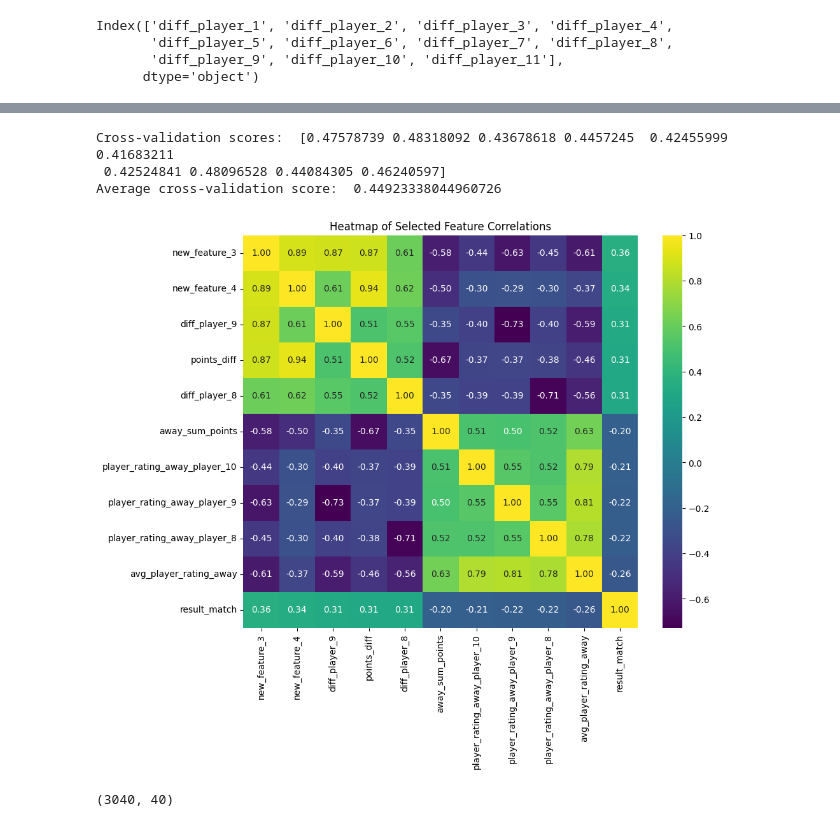
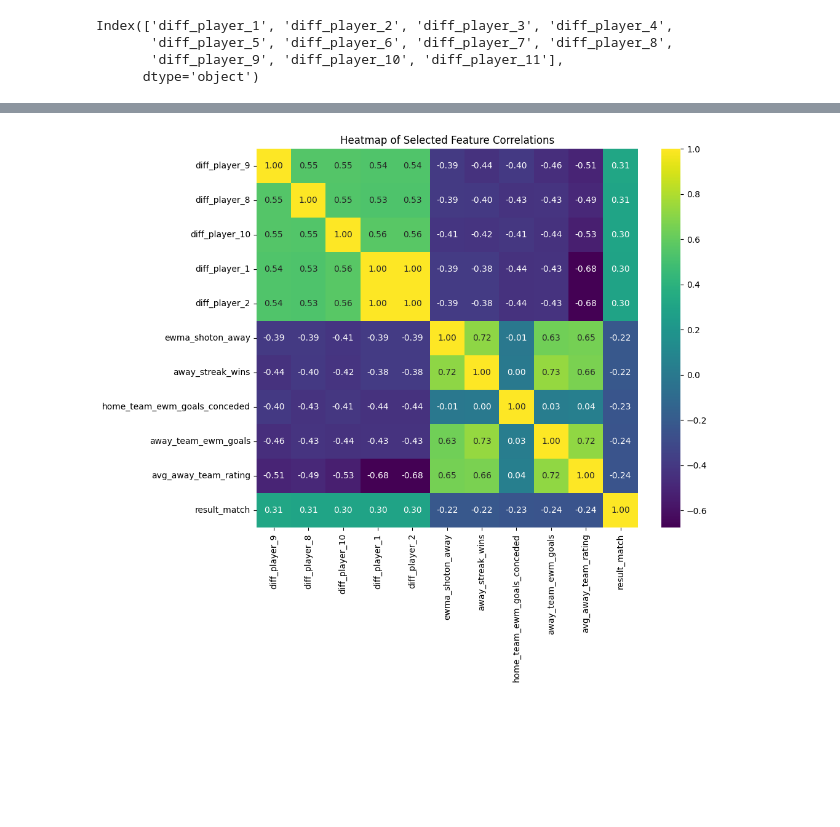
Before and after one commit to kamil0920/aws_football, a Jupyter notebook: pipelines/feature_engnering.ipynb, the cells around one changed output, grey strips where cells are left out. Saved outputs shown, nothing was run; the diff lists cells and outputs as text; code cells hidden in the pictures; blank space fills up the shorter version.

```diff
--- a/pipelines/feature_engnering.ipynb
+++ b/pipelines/feature_engnering.ipynb
@@ -19,0 +39,3 @@ df_new = pd.read_csv('../data/transform/transformed_data.csv')
+# %%
+cols_to_remove = ['date', 'home_team_goal', 'away_team_goal', 'result_match', 'away_possession', 'home_possession', 'home_shoton', 'away_shoton']
+df[['season']] = df[['season']].astype('category')
@@ -20,6 +61,6 @@ df_new = pd.read_csv('../data/transform/transformed_data.csv')
 # %%
-cr = ['match_api_id', 'season', 'stage']
-df_numerical = df_new.drop(cr, axis=1)
+cols_to_remove = ['match_api_id', 'stage']
+df_numerical = df.select_dtypes(exclude='category').drop(cols_to_remove, axis=1)
 df_numerical.to_csv('../data/transform/df_numerical.csv')
 df_numerical.info()
 # %% [output]
@@ -95,7 +138,0 @@ accuracy_full
-# %%
-# Feature engineering: Aggregated player ratings for home and away teams
-player_rating_columns_home = [col for col in X.columns if 'home_player' in col]
-player_rating_columns_away = [col for col in X.columns if 'away_player' in col]
-
-df_numerical['avg_player_rating_home'] = X[player_rating_columns_home].mean(axis=1)
-df_numerical['avg_player_rating_away'] = X[player_rating_columns_away].mean(axis=1)
@@ -180,10 +237,6 @@ stat_columns = {
     'goals': {
         'home': 'home_team_goal',
         'away': 'away_team_goal'
-    },
-    'possession': {
-        'home': 'home_possession',
-        'away': 'away_possession'
     },
     'shots_on': {
         'home': 'home_shoton',
@@ -207,10 +260,10 @@ for window_size in window_sizes:
     y = df_with_rolling['result_match']
 
     # Define your model
-    model = XGBClassifier(random_state=42)  # Use your actual model here
+    model = XGBClassifier(random_state=42)
 
     # Perform cross-validation
-    scores = cross_val_score(model, X, y, cv=2, scoring='accuracy')  # Change scoring method as needed
+    scores = cross_val_score(model, X, y, cv=2, scoring='accuracy')
 
     # Calculate the mean score
     mean_score = scores.mean()
@@ -247,26 +322,3 @@ df_with_rolling.info()
-# %%
-# Splitting the original dataset
-X = df.drop('result_match', axis=1)
-y = df['result_match']
-X_train_full, X_test_full, y_train, y_test = train_test_split(X, y, test_size=0.1, random_state=42)
-
-from sklearn.model_selection import cross_val_score
-
-# Initialize the XGBClassifier
-xgb_full = XGBClassifier(random_state=42)
-
-# Cross-validation
-cv_scores = cross_val_score(xgb_full, X_train_full, y_train, cv=10, scoring='f1_weighted')
-
-# Print the cross-validation scores
-print("Cross-validation scores: ", cv_scores)
-
-# Print the average cross-validation score
-print("Average cross-validation score: ", cv_scores.mean())
-# %% [output]
-Cross-validation scores:  [0.47578739 0.48318092 0.43678618 0.4457245  0.42455999 0.41683211
- 0.42524841 0.48096528 0.44084305 0.46240597]
-Average cross-validation score:  0.44923338044960726
 # %%
 # Positive correlations are shown by bars extending above the horizontal line (y=0),
 # indicating that an increase in these features is associated with higher values of 'result_match'.
@@ -275,30 +327,26 @@ Average cross-validation score:  0.44923338044960726
 # suggest that an increase in these features is associated with lower values of 'result_match'.
 # %%
 # Calculate the Pearson correlation matrix
-correlation_matrix = df.corr()
+correlation_matrix = df_with_rolling.corr()
 
 # Extract the correlations with the target variable 'result_match'
 correlations_with_target = correlation_matrix['result_match'].sort_values(ascending=False)
 
 correlations_with_target
 
 # Select the top 5 positively correlated and top 5 negatively correlated features (excluding the target itself)
 top_positive_correlated_features = correlations_with_target.index[1:6].tolist()
 top_negative_correlated_features = correlations_with_target.index[-5:].tolist()
 selected_features = top_positive_correlated_features + top_negative_correlated_features
 
 # Create a new dataframe with the selected features and the target variable
-selected_data = df[selected_features + ['result_match']]
+selected_data = df_with_rolling[selected_features + ['result_match']]
 
 # Create a heatmap for the selected features
 plt.figure(figsize=(10, 8))
 sns.heatmap(selected_data.corr(), annot=True, fmt=".2f", cmap='viridis')
 plt.title('Heatmap of Selected Feature Correlations')
 plt.show()
 # %% [output]
-[figure, old version]
+[figure, new version]
-# %%
-df.shape
-# %% [output]
-(3040, 40)
 # %%
```
Also changed, not shown: parts of 37 cells of this notebook, 2 other files.
